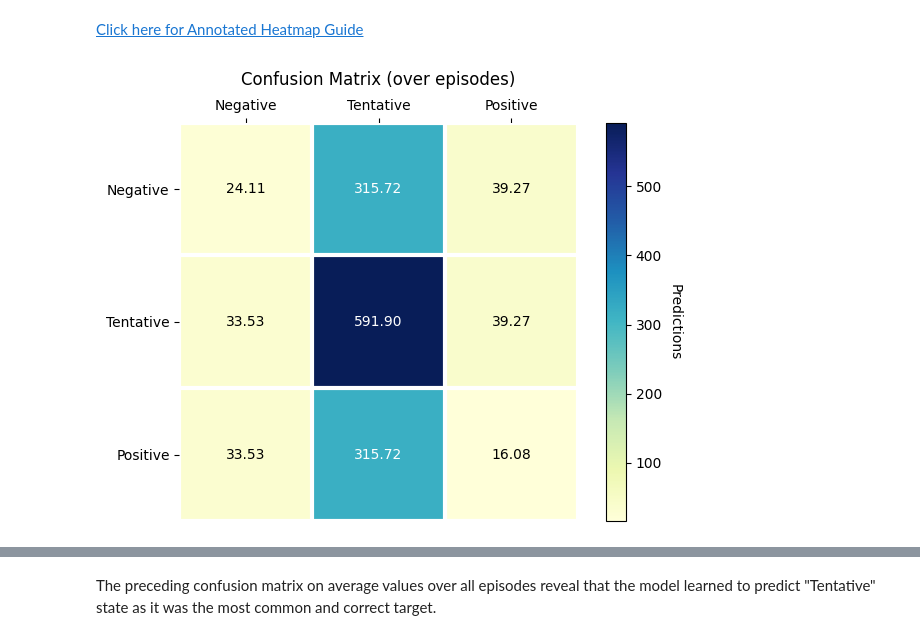
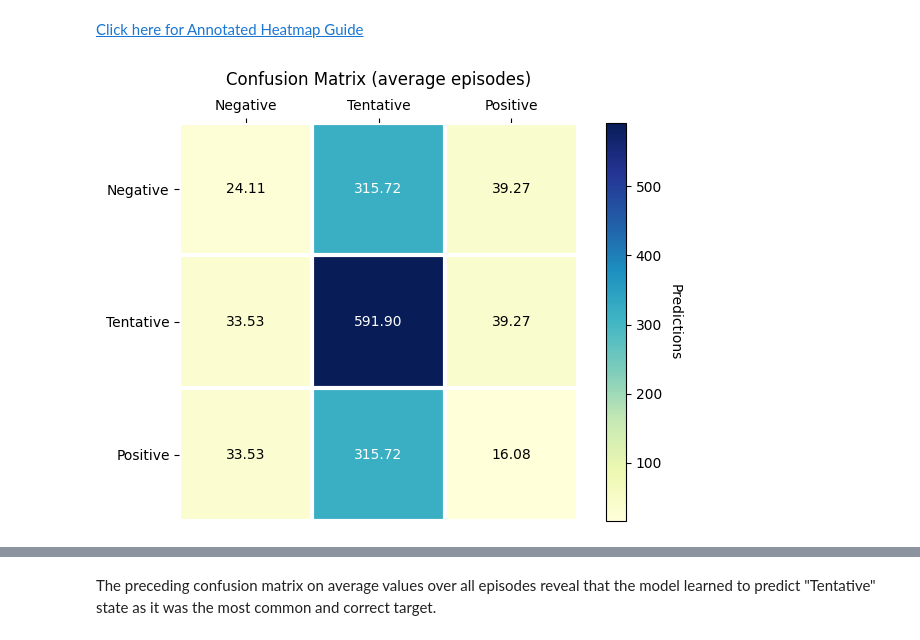
Before and after one commit to itoogii/Financial-AdvisorBot, a Jupyter notebook: reinforcement-learning/9_Evaluation.ipynb, the cells around one changed output, grey strips where cells are left out. Drawn from its saved outputs; the diff is of its cells as text; code cells hidden in the pictures.

```diff
--- a/reinforcement-learning/9_Evaluation.ipynb
+++ b/reinforcement-learning/9_Evaluation.ipynb
@@ -93,32 +93,32 @@ ax.set_xticks(range(len(prediction)), labels=prediction,
               ha="center", rotation_mode="anchor")
 ax.set_yticks(range(len(truth)), labels=truth)
 ax.tick_params(top=True, bottom=False,
                 labeltop=True, labelbottom=False)
 ax.spines[:].set_visible(False)
 
 ax.set_xticks(np.arange(len(prediction)+1)-.5, minor=True)
 ax.set_yticks(np.arange(len(truth)+1)-.5, minor=True)
 ax.grid(which="minor", color="w", linestyle='-', linewidth=3)
 ax.tick_params(which="minor", bottom=False, left=False)
 valfmt = matplotlib.ticker.StrMethodFormatter("{x:.2f}")
 data = im.get_array()
 threshold = im.norm(data.max())/2.
 # Set default alignment to center, but allow it to be
     # overwritten by textkw.
 kw = dict(horizontalalignment="center",
             verticalalignment="center")
 texts = []
 textcolors=("black", "white")
 for i in range(len(truth)):
     for j in range(len(prediction)):
         # text = ax.text(j, i, truth_table[i, j].round(4),
         #                ha="center", va="center", color="w")
         kw.update(color=textcolors[int(im.norm(data[i, j]) > threshold)])
         text = im.axes.text(j, i, valfmt(data[i, j], None), **kw)
         texts.append(text)
 
-ax.set_title("Confusion Matrix (over episodes)", pad=10)
+ax.set_title("Confusion Matrix (average episodes)", pad=10)
 fig.tight_layout()
 plt.show()
 # %% [output]
-[figure, old version]
+[figure, new version]
```
Also changed, not shown: parts of 1 cell of this notebook.
